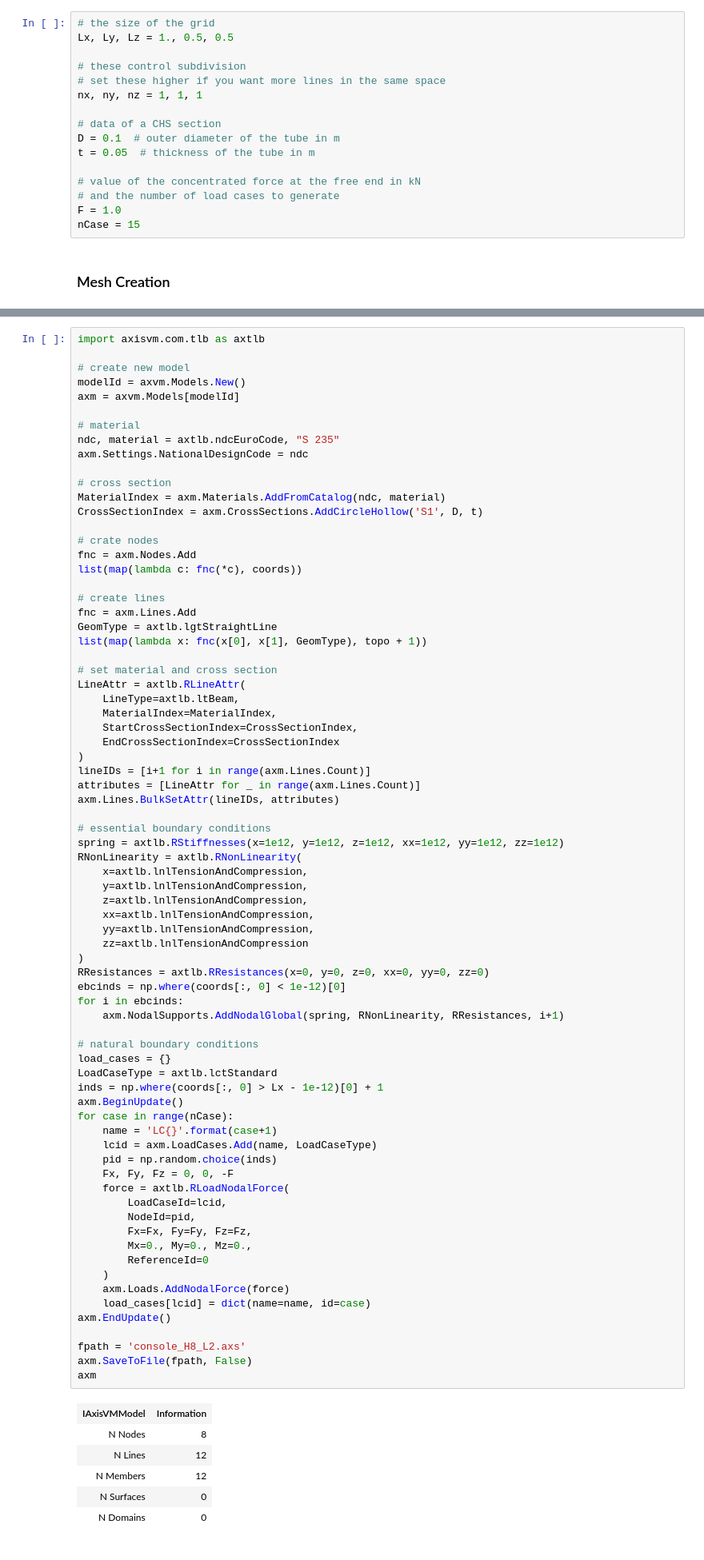
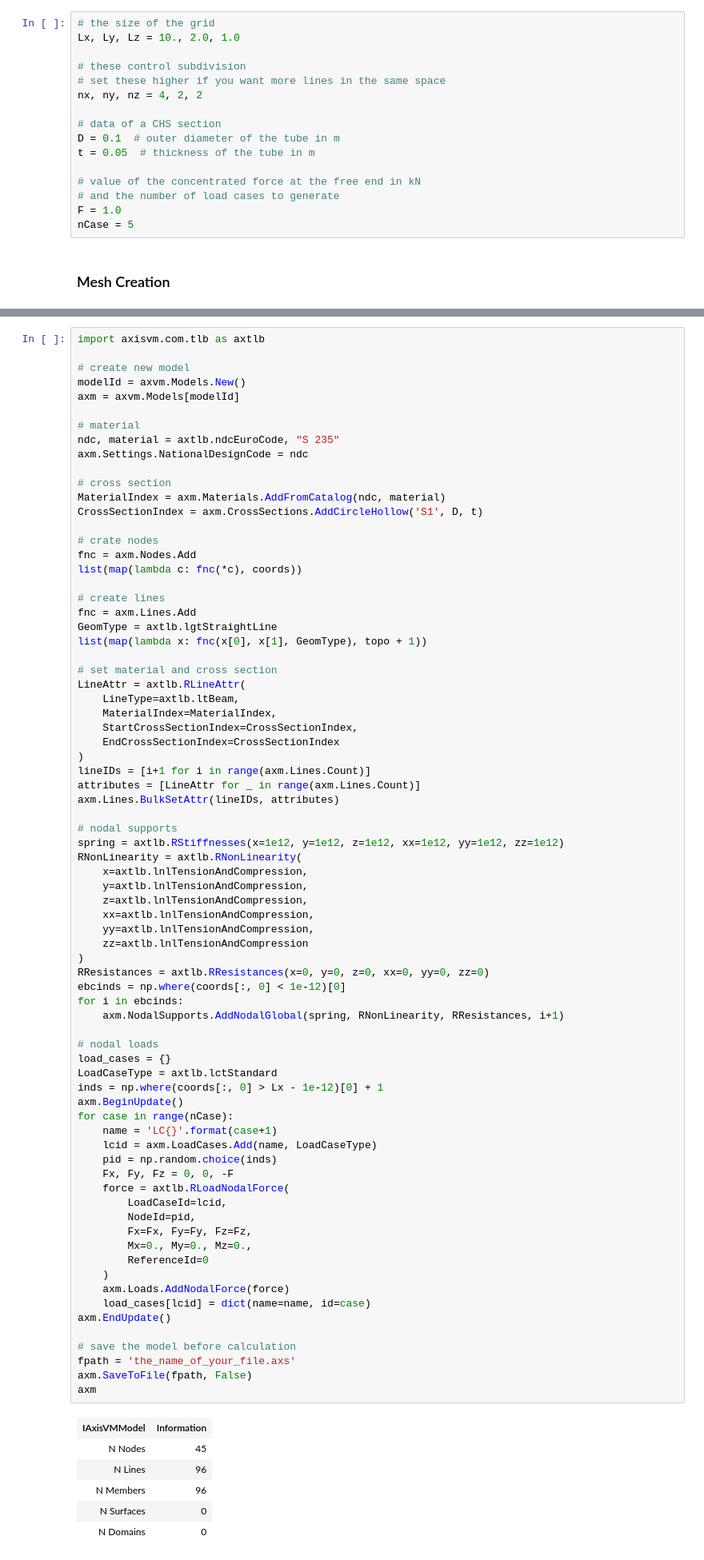
Before and after one commit to AndreeeaMB/pyaxisvm, a Jupyter notebook: notebooks/console.ipynb, the cells around one changed output, grey strips where cells are left out. Shown at 80% size. Drawn from its saved outputs; the diff is of its cells as text.

```diff
--- a/notebooks/console.ipynb
+++ b/notebooks/console.ipynb
@@ -8,11 +8,11 @@ This notebook demonstrates how to use **pyaxisvm** to build and analyze 3d frame
 Python has a waste number of third party packages, that might save you dozens of time. Now we are going to use the `PolyMesh` library to create a grid of lines. The following lines contain all input parameters of the calculations. After modifying these, the rest should work.
 # %%
 # the size of the grid
-Lx, Ly, Lz = 1., 0.5, 0.5
+Lx, Ly, Lz = 10., 2.0, 1.0
 
 # these control subdivision
 # set these higher if you want more lines in the same space
-nx, ny, nz = 1, 1, 1
+nx, ny, nz = 4, 2, 2
 
 # data of a CHS section
 D = 0.1  # outer diameter of the tube in m
@@ -21,6 +21,6 @@ t = 0.05  # thickness of the tube in m
 # value of the concentrated force at the free end in kN
 # and the number of load cases to generate
 F = 1.0
-nCase = 15
+nCase = 5
 # %% [markdown]
 ### Mesh Creation
@@ -103,7 +105,7 @@ lineIDs = [i+1 for i in range(axm.Lines.Count)]
 attributes = [LineAttr for _ in range(axm.Lines.Count)]
 axm.Lines.BulkSetAttr(lineIDs, attributes)
 
-# essential boundary conditions
+# nodal supports
 spring = axtlb.RStiffnesses(x=1e12, y=1e12, z=1e12, xx=1e12, yy=1e12, zz=1e12)
 RNonLinearity = axtlb.RNonLinearity(
     x=axtlb.lnlTensionAndCompression,
@@ -115,38 +117,39 @@ RNonLinearity = axtlb.RNonLinearity(
 )
 RResistances = axtlb.RResistances(x=0, y=0, z=0, xx=0, yy=0, zz=0)
 ebcinds = np.where(coords[:, 0] < 1e-12)[0]
 for i in ebcinds:
     axm.NodalSupports.AddNodalGlobal(spring, RNonLinearity, RResistances, i+1)
 
-# natural boundary conditions
+# nodal loads
 load_cases = {}
 LoadCaseType = axtlb.lctStandard
 inds = np.where(coords[:, 0] > Lx - 1e-12)[0] + 1
 axm.BeginUpdate()
 for case in range(nCase):
     name = 'LC{}'.format(case+1)
     lcid = axm.LoadCases.Add(name, LoadCaseType)
     pid = np.random.choice(inds)
     Fx, Fy, Fz = 0, 0, -F
     force = axtlb.RLoadNodalForce(
         LoadCaseId=lcid,
         NodeId=pid,
         Fx=Fx, Fy=Fy, Fz=Fz,
         Mx=0., My=0., Mz=0.,
         ReferenceId=0
     )
     axm.Loads.AddNodalForce(force)
     load_cases[lcid] = dict(name=name, id=case)
 axm.EndUpdate()
 
-fpath = 'console_H8_L2.axs'
+# save the model before calculation
+fpath = 'the_name_of_your_file.axs'
 axm.SaveToFile(fpath, False)
 axm
 # %% [output]
 | IAxisVMModel | Information |
-| N Nodes | 8 |
-| N Lines | 12 |
-| N Members | 12 |
+| N Nodes | 45 |
+| N Lines | 96 |
+| N Members | 96 |
 | N Surfaces | 0 |
 | N Domains | 0 |
 # %% [markdown]
```
Also changed, not shown: parts of 23 cells of this notebook, 2 other files.
